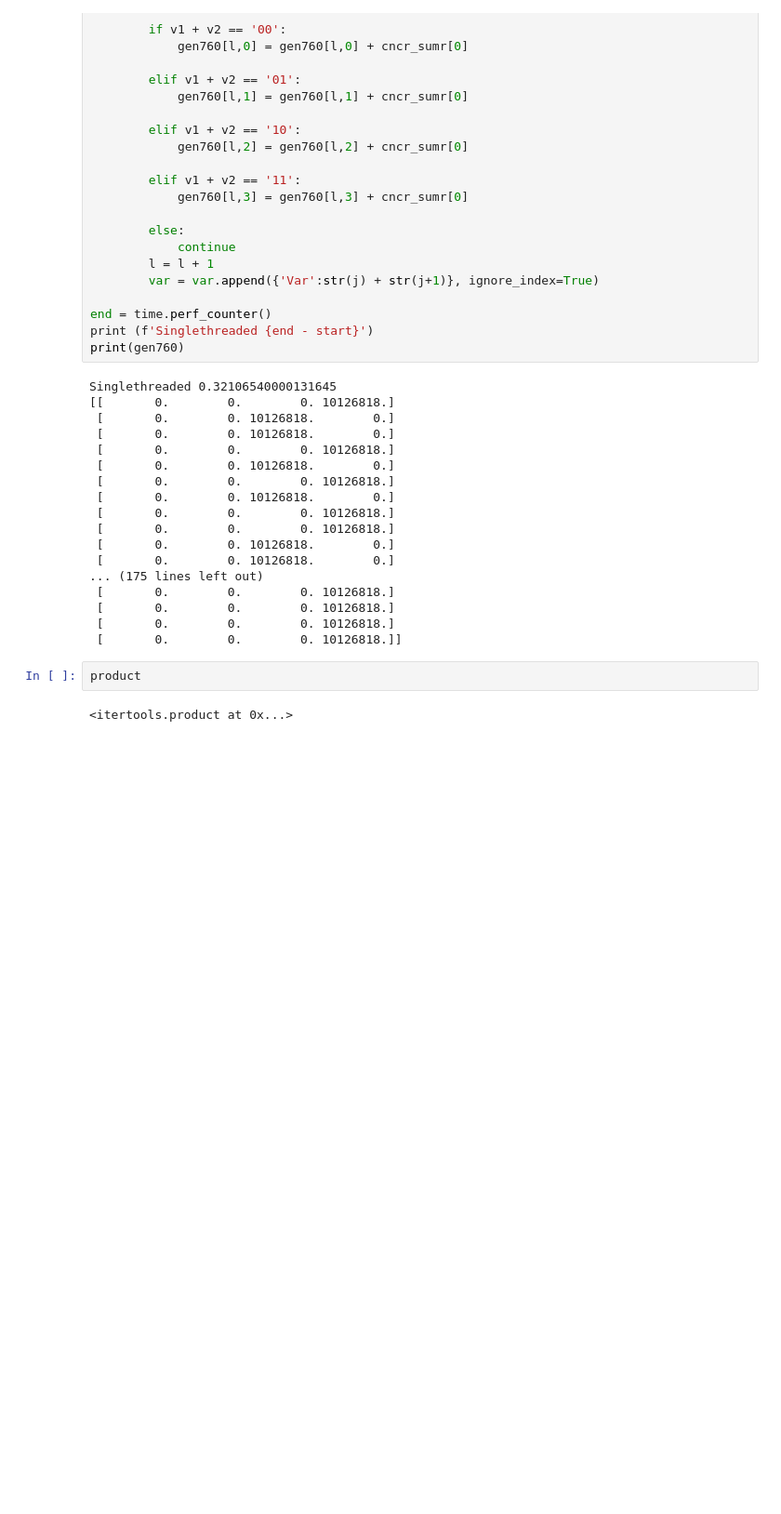
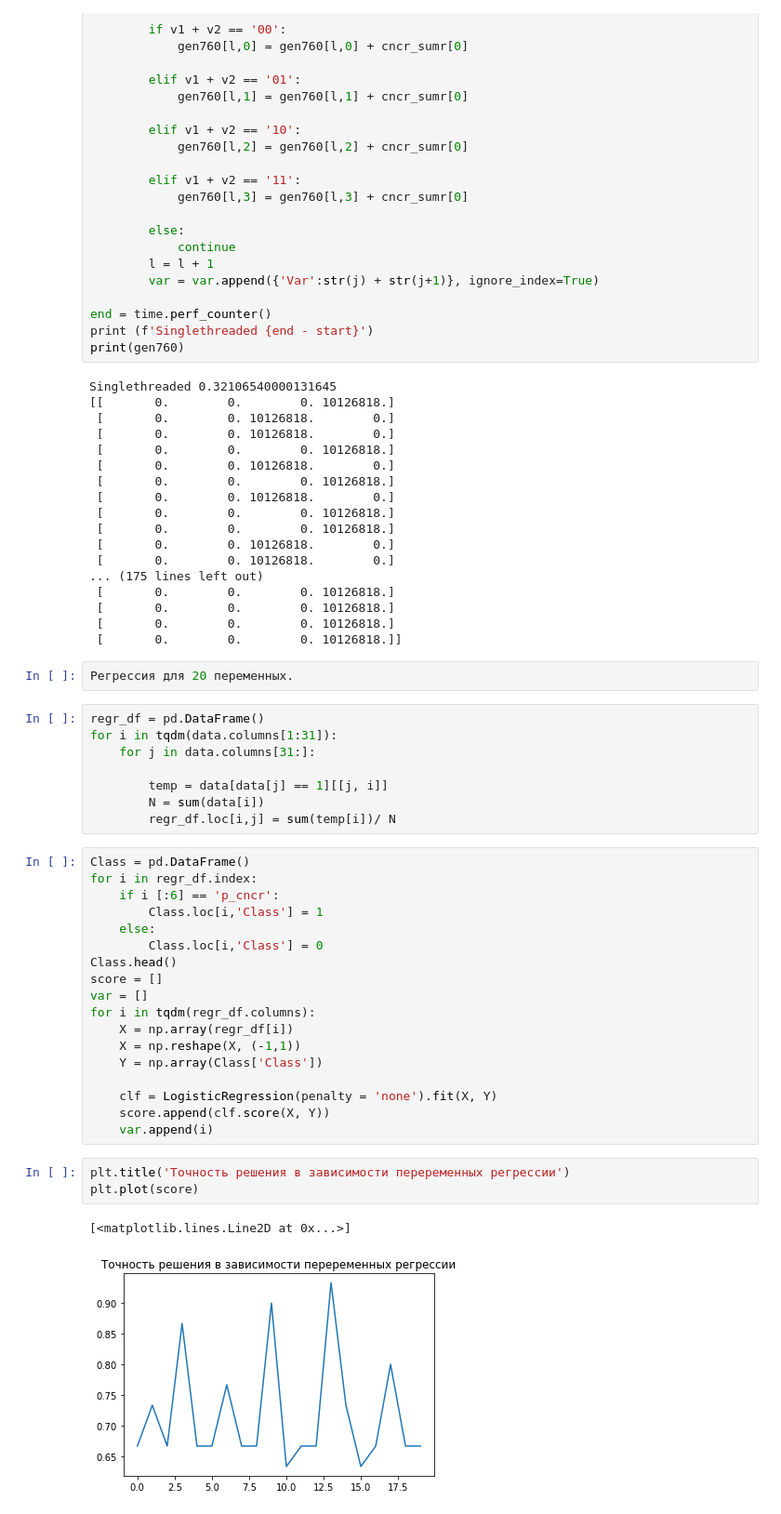
Before and after one commit to Snake9889/Stat_Analysis, a Jupyter notebook: Lab 2/Lab_2.ipynb, the cells around one changed output. Shown: that part at 93% size. Cells and saved outputs as stored; diff of their text form; blank space fills up the shorter version.

```diff
--- a/Lab 2/Lab_2.ipynb
+++ b/Lab 2/Lab_2.ipynb
@@ -310,7 +320,37 @@ Singlethreaded 0.32106540000131645
  [       0.        0.        0. 10126818.]
  [       0.        0.        0. 10126818.]
  [       0.        0.        0. 10126818.]]
-# %%
-product
-# %% [output]
-<itertools.product at 0x...>
+# %%
+Регрессия для 20 переменных.
+# %%
+regr_df = pd.DataFrame()
+for i in tqdm(data.columns[1:31]):
+    for j in data.columns[31:]:
+
+        temp = data[data[j] == 1][[j, i]]
+        N = sum(data[i])
+        regr_df.loc[i,j] = sum(temp[i])/ N
+# %%
+Class = pd.DataFrame()
+for i in regr_df.index:
+    if i [:6] == 'p_cncr':
+        Class.loc[i,'Class'] = 1
+    else:
+        Class.loc[i,'Class'] = 0
+Class.head()
+score = []
+var = []
+for i in tqdm(regr_df.columns):
+    X = np.array(regr_df[i])
+    X = np.reshape(X, (-1,1))
+    Y = np.array(Class['Class'])
+
+    clf = LogisticRegression(penalty = 'none').fit(X, Y)
+    score.append(clf.score(X, Y))
+    var.append(i)
+# %%
+plt.title('Точность решения в зависимости переременных регрессии')
+plt.plot(score)
+# %% [output]
+[<matplotlib.lines.Line2D at 0x...>]
+[figure, added]
```
Also changed, not shown: parts of 13 cells of this notebook.
